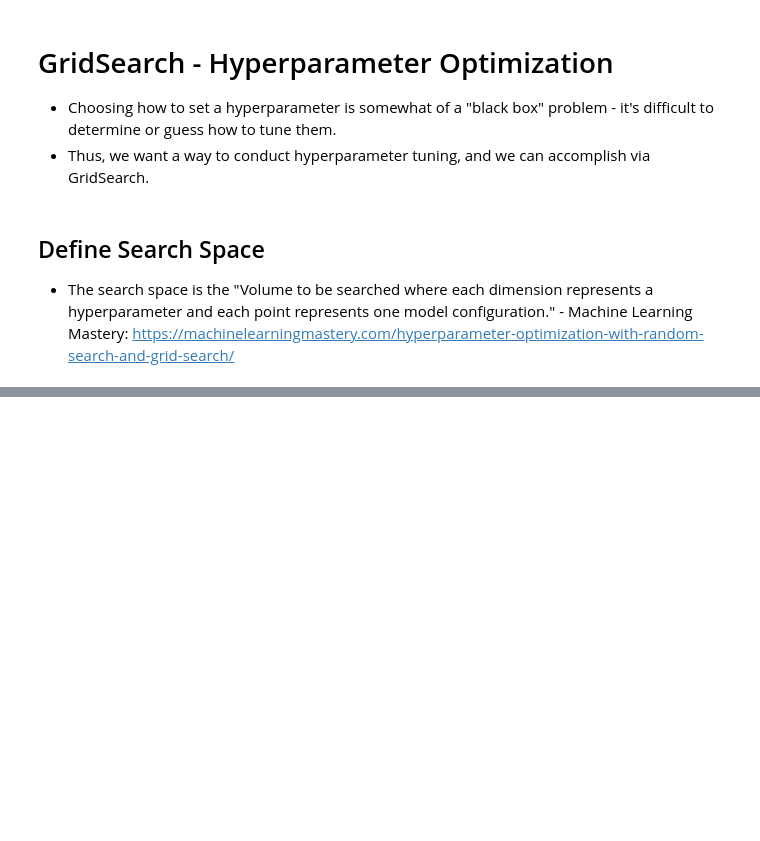
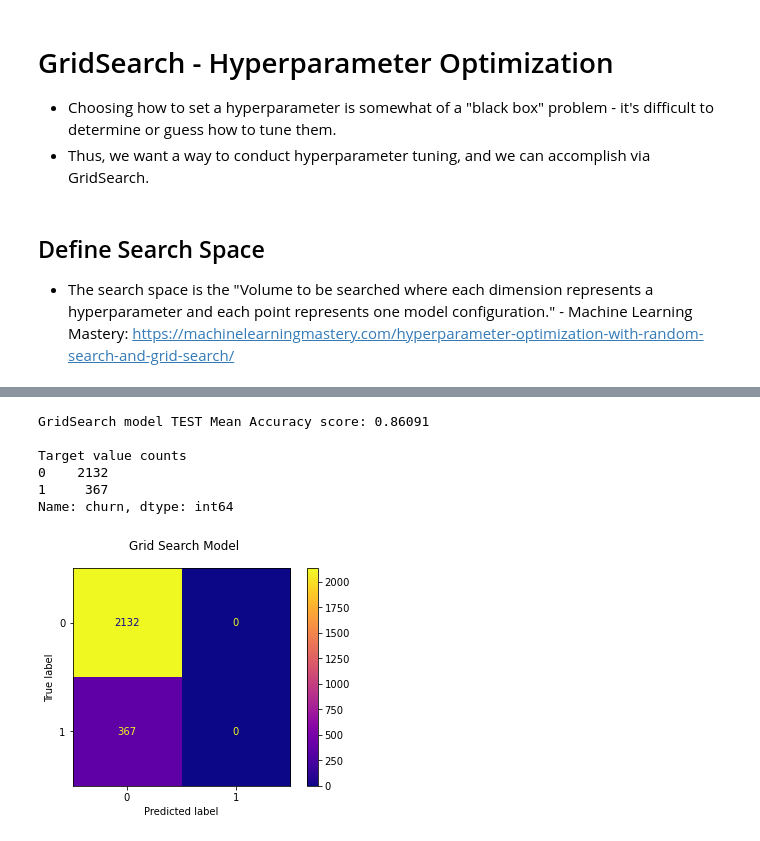
Before and after one commit to clairesarraille/SyriaTel_Customer_Churn, a Jupyter notebook: dev_notebooks/notebook_02.ipynb, the cells around one changed output, grey strips where cells are left out. Cells and saved outputs as stored; diff of their text form; code cells hidden in the pictures; blank space fills up the shorter version.

```diff
--- a/notebook_02.ipynb
+++ b/dev_notebooks/notebook_02.ipynb
@@ -642,5 +626,5 @@ sm = SMOTE(sampling_strategy='auto', random_state=42)
 smotepipe = ImPipeline(steps=[
     ('ct', ColTrans),
     ('sm', SMOTE(random_state=42)),
-    ('fsm', LogisticRegression(solver='saga'))
+    ('fsm', LogisticRegression())
 ])
@@ -806,3 +781,24 @@ Name: churn, dtype: int64
+# %%
+# Training Data Confusion Matrix:
+
+fig, ax = plt.subplots()
+
+fig.suptitle("Grid Search Model")
+
+plot_confusion_matrix(gsearch, X_train, y_train, ax=ax, cmap="plasma");
+
+print(f'GridSearch model TEST Mean Accuracy score: {gs_best.score(X_test, y_test):.5f}')
+print()
+print('Target value counts')
+print(y_train.value_counts())
+# %% [output]
+GridSearch model TEST Mean Accuracy score: 0.86091
+
+Target value counts
+0    2132
+1     367
+Name: churn, dtype: int64
+[figure, added]
 # %%
 # Fit SMOTE/FSM to training data using cross-validation on training data:
 gs_pipe_cv = ModelWithCV(
```
Also changed, not shown: parts of 31 cells of this notebook, 3 other files.
